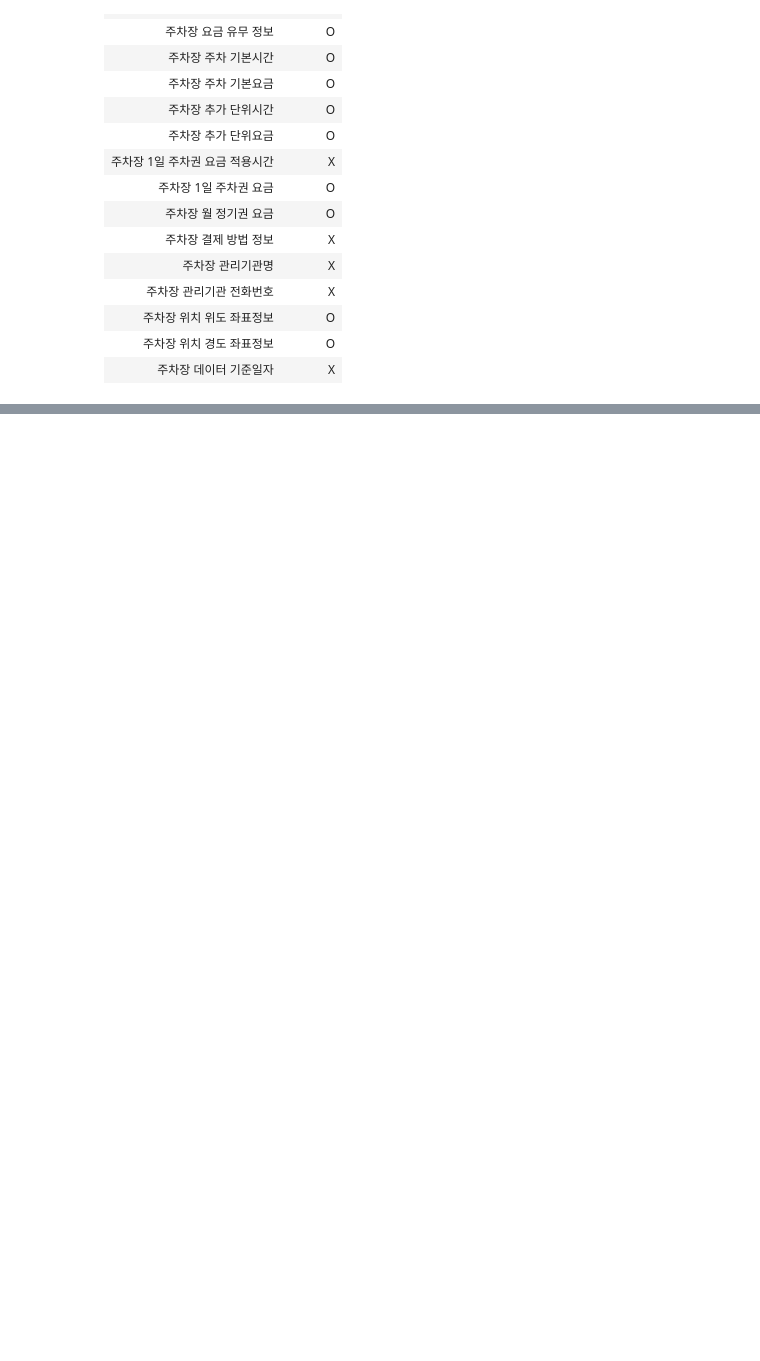
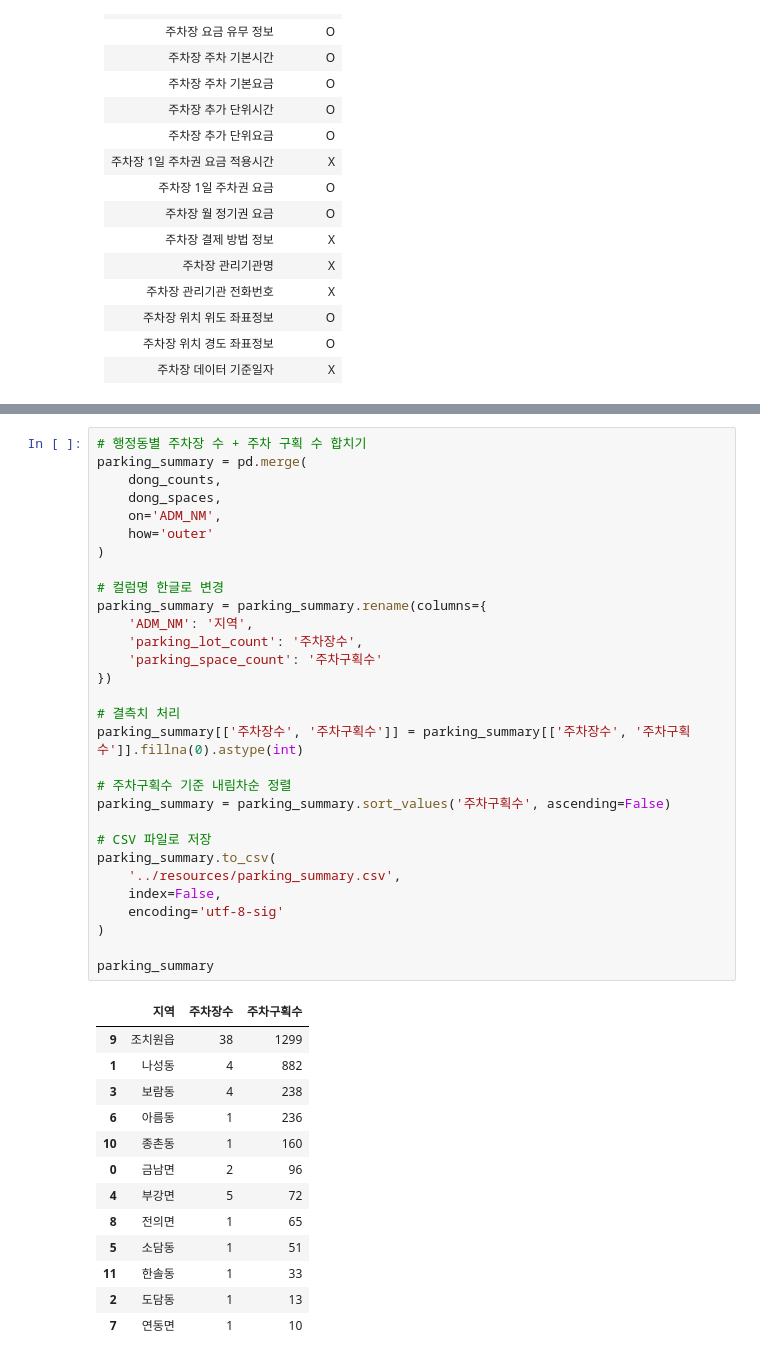
Before and after one commit to social-intelligence-team1/social-intelligence-project, a Jupyter notebook: main/parking_lot.ipynb, the cells around one changed output, grey strips where cells are left out. Saved outputs shown, nothing was run; the diff lists cells and outputs as text; blank space fills up the shorter version.

Commit message:
주차장 수와 주차구획수 병합 후 CSV 저장 추가

```diff
--- a/main/parking_lot.ipynb
+++ b/main/parking_lot.ipynb
@@ -261,3 +261,47 @@ dong_spaces.sort_values('parking_space_count', ascending=False)
 | 11 | 한솔동 | 33 |
 | 2 | 도담동 | 13 |
 | 7 | 연동면 | 10 |
+# %%
+# 행정동별 주차장 수 + 주차 구획 수 합치기
+parking_summary = pd.merge(
+    dong_counts,
+    dong_spaces,
+    on='ADM_NM',
+    how='outer'
+)
+
+# 컬럼명 한글로 변경
+parking_summary = parking_summary.rename(columns={
+    'ADM_NM': '지역',
+    'parking_lot_count': '주차장수',
+    'parking_space_count': '주차구획수'
+})
+
+# 결측치 처리
+parking_summary[['주차장수', '주차구획수']] = parking_summary[['주차장수', '주차구획수']].fillna(0).astype(int)
+
+# 주차구획수 기준 내림차순 정렬
+parking_summary = parking_summary.sort_values('주차구획수', ascending=False)
+
+# CSV 파일로 저장
+parking_summary.to_csv(
+    '../resources/parking_summary.csv',
+    index=False,
+    encoding='utf-8-sig'
+)
+
+parking_summary
+# %% [output]
+|  | 지역 | 주차장수 | 주차구획수 |
+| 9 | 조치원읍 | 38 | 1299 |
+| 1 | 나성동 | 4 | 882 |
+| 3 | 보람동 | 4 | 238 |
+| 6 | 아름동 | 1 | 236 |
+| 10 | 종촌동 | 1 | 160 |
+| 0 | 금남면 | 2 | 96 |
+| 4 | 부강면 | 5 | 72 |
+| 8 | 전의면 | 1 | 65 |
+| 5 | 소담동 | 1 | 51 |
+| 11 | 한솔동 | 1 | 33 |
+| 2 | 도담동 | 1 | 13 |
+| 7 | 연동면 | 1 | 10 |
```
Also changed, not shown: parts of 3 cells of this notebook, 1 other file.
